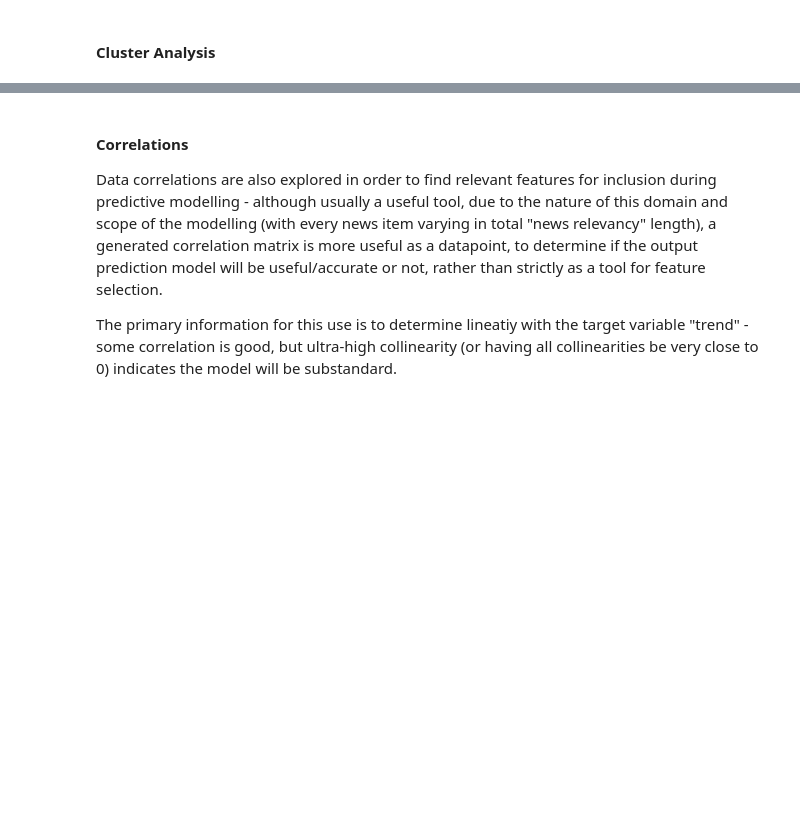
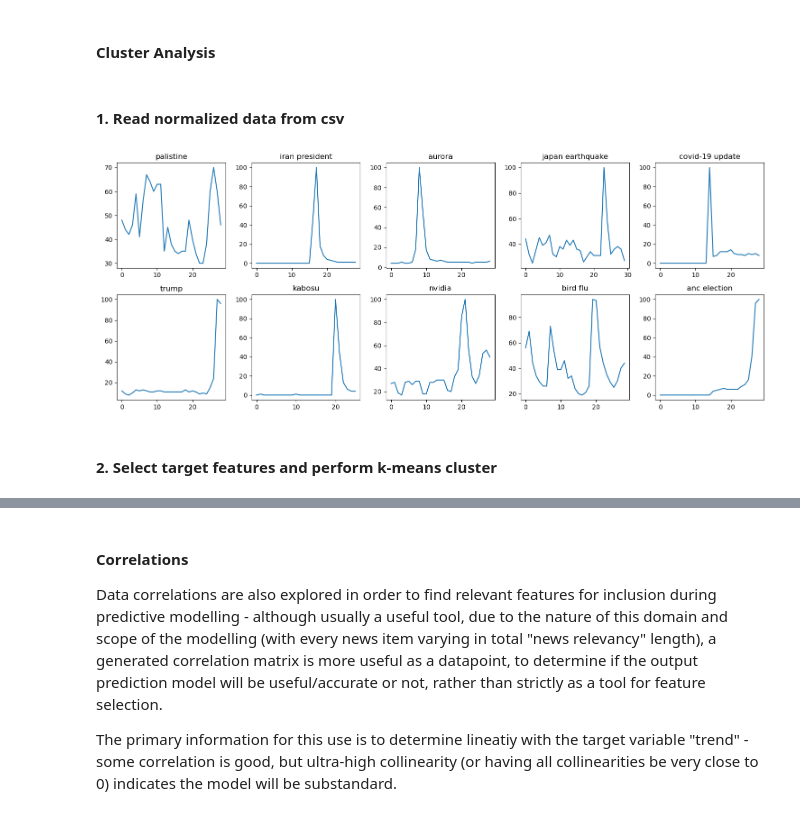
Before and after one commit to FibonacciAlex/755_project_4, a Jupyter notebook: Final Report Files - Group 2/Report - The News Trend Predictor - Data Mastery Group Project.ipynb, the cells around one changed output, grey strips where cells are left out. Drawn from its saved outputs; the diff is of its cells as text; code cells hidden in the pictures; blank space fills up the shorter version.

Commit message:
[Function add] create k-means cluster contents

```diff
--- a/Final Report Files - Group 2/Report - The News Trend Predictor - Data Mastery Group Project.ipynb
+++ b/Final Report Files - Group 2/Report - The News Trend Predictor - Data Mastery Group Project.ipynb
@@ -179,3 +164,30 @@ date
 # EDA/Data Visulisation
 # %% [markdown]
 #### Cluster Analysis
+# %%
+trends_cols = all_trends.columns[1:]
+# %% [markdown]
+#### 1. Read normalized data from csv
+# %%
+nor_feats_df = []
+for i, val in enumerate(trends_cols):
+    path = f'./data/final_feats_and_target_NORMALIZED_df_{i}.csv'
+    v = pd.read_csv(path)
+    v['label'] = i
+    nor_feats_df.append(v)
+# %%
+fig, axs = plt.subplots(2, 5, figsize=(15, 6))
+
+
+for i, val in enumerate(nor_feats_df):
+    row = i // 5
+    col = i % 5
+    val['trend'].plot(ax=axs[row, col])
+    axs[row, col].set_title(trends_cols[i])
+
+plt.tight_layout()
+plt.show()
+# %% [output]
+[figure, added]
+# %% [markdown]
+#### 2. Select target features and perform k-means cluster
```
Also changed, not shown: parts of 6 cells of this notebook.
